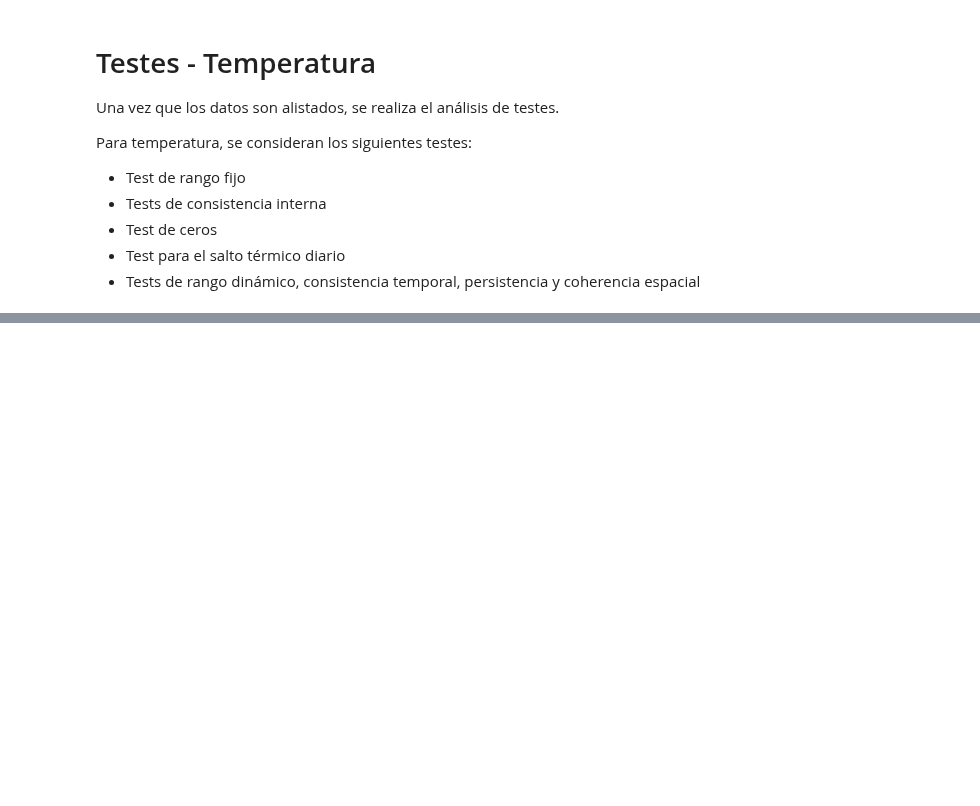
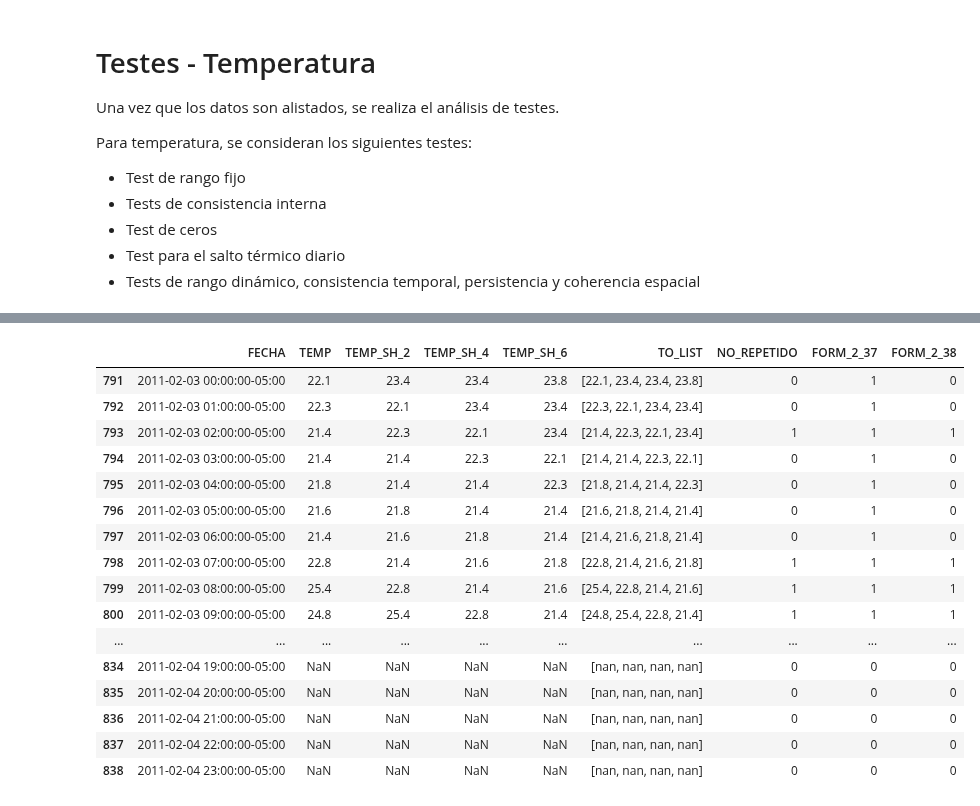
Before and after one commit to chris051091/Seminario-3, a Jupyter notebook: preprocess/src/Testeo Temperatura.ipynb, the cells around one changed output, grey strips where cells are left out. Saved outputs shown, nothing was run; the diff lists cells and outputs as text; code cells hidden in the pictures; blank space fills up the shorter version.

```diff
--- a/preprocess/src/Testeo Temperatura.ipynb
+++ b/preprocess/src/Testeo Temperatura.ipynb
@@ -72,14 +74,0 @@ np.nan if ((r > t_max) | (r < t_min)) else r
-# %%
-# Reduciendo dataframes en uno solo
-df = reduce(lambda df1,df2: pd.merge(df1,df2,on='FECHA', how='outer'), list_df)
-
-# Formatando data
-df['FECHA'] = pd.to_datetime(df['FECHA'], format='%Y%m%d%H:%M:%S').dt.tz_localize('America/Bogota')
-# %%
-columns = [col for col in df.columns if col != 'FECHA']
-
-for col in columns:
-    # Substituyendo valores no encontrados por np.nan
-    df[col] = df[col].replace(['---[10]', '---[2]', '---[5]', '---[15]', '---'], np.NaN)
-    # Transformando en formato numérico
-    df[col] = pd.to_numeric(df[col], downcast="float")
@@ -86 +81,67 @@ for col in columns:
+# %%
+dfTemp['FECHA_DIA'] = dfTemp['FECHA'].dt.date
+dfAux = (dfTemp.groupby('FECHA_DIA')
+       .agg({'TEMP_RANGO_FIJO': ['mean', 'min', 'max']})
+       .reset_index(level = [0])
+#        .set_index('TEMP_RANGO_FIJO')
+)
+dfAux = (dfAux.sort_values(by = 'FECHA_DIA'))
+dfAux['TEMP_MAX_D_1'] = (dfAux[('TEMP_RANGO_FIJO', 'max')].shift(1))
+dfAux['TEMP_MIN_D_1'] = (dfAux[('TEMP_RANGO_FIJO', 'min')].shift(1))
+
+dfCons = (pd.merge(dfTemp,dfAux,on='FECHA_DIA', how='outer')
+            .rename(columns = {('TEMP_RANGO_FIJO', 'mean') : 'TEMP_PROM_DIARIA',
+                                 ('TEMP_RANGO_FIJO', 'min') : 'TEMP_MIN_DIARIA',
+                                 ('TEMP_RANGO_FIJO', 'max') : 'TEMP_MAX_DIARIA',
+                                 ('TEMP_MAX_D_1', ''): 'TEMP_MAX_D_1',
+                              ('TEMP_MIN_D_1', ''): 'TEMP_MIN_D_1',})
+        )
+dfCons['FECHA_DIA'] = dfCons['FECHA_DIA'].apply(lambda x: x.strftime('%Y-%m-%d'))
+dfCons['TEMP_SH_2'] = (dfCons['TEMP'].shift(1))
+dfCons['TEMP_SH_4'] = (dfCons['TEMP'].shift(2))
+dfCons['TEMP_SH_6'] = (dfCons['TEMP'].shift(3))
+
+dfCons['FORM_2_30'] = np.where((dfCons['TEMP_MAX_DIARIA'] > dfCons['TEMP_PROM_DIARIA'])
+                                    & (dfCons['TEMP_MIN_DIARIA'] < dfCons['TEMP_PROM_DIARIA']), 1, 0)
+
+ant_null_act_notnull = lambda df, t_act, t_ant: ~df[t_act].isnull() & df[t_ant].isnull()
+ant_notnull_act_notnull = lambda df, t_act, t_ant: ~df[t_act].isnull() & ~df[t_ant].isnull()
+
+dfCons['FORM_2_33'] = np.where( (dfCons['FORM_2_30'] == 1) & ((ant_null_act_notnull(dfCons, 'TEMP_MAX_DIARIA', 'TEMP_MIN_D_1')) | (dfCons['TEMP_MAX_DIARIA'] > dfCons['TEMP_MIN_D_1'])), 1, 0)
+dfCons['FORM_2_34'] = np.where( (dfCons['FORM_2_33'] == 1) & ((ant_null_act_notnull(dfCons, 'TEMP_MIN_DIARIA', 'TEMP_MAX_D_1')) | (dfCons['TEMP_MIN_DIARIA'] <= dfCons['TEMP_MAX_D_1'])), 1, 0)
+dfCons['FORM_2_35'] = np.where( (dfCons['FORM_2_34'] == 1) & (dfCons['TEMP_MAX_DIARIA'] - dfCons['TEMP_MIN_DIARIA'] < 23.8), 1, 0)
+# Ecuación 2.36 --> Si ya tenemos los valores dentro de un rango, para que verificar si tengo tres dias seguidos con t min = 0?
+
+dfCons['FORM_2_37'] = (np.where((dfCons['FORM_2_35'] == 1) &
+                                ((ant_null_act_notnull(dfCons, 'TEMP', 'TEMP_SH_2')) |
+                                 (((~dfCons['TEMP_SH_2'].isnull()) & (~dfCons['TEMP'].isnull())) &
+                                  (np.abs(dfCons['TEMP'] - dfCons['TEMP_SH_2']) < 4))), 1, 0))
+
+dfCons['TO_LIST'] = dfCons[['TEMP', 'TEMP_SH_2', 'TEMP_SH_4', 'TEMP_SH_6']].values.tolist()
+
+check_size_list = lambda r: 1 if len(list(set([str(x) for x in r]))) == 4 else 0
+
+dfCons['NO_REPETIDO'] = dfCons['TO_LIST'].apply(check_size_list)
+dfCons['FORM_2_38'] = np.where( (dfCons['FORM_2_37'] == 1) & (dfCons['NO_REPETIDO'] == 1), 1, 0)
+
+
+dfCons.loc[dfCons['FECHA_DIA'].isin(['2011-02-04', '2011-02-03'])][['FECHA', 'TEMP', 'TEMP_SH_2', 'TEMP_SH_4', 'TEMP_SH_6', 'TO_LIST', 'NO_REPETIDO', 'FORM_2_37', 'FORM_2_38']]
+# %% [output]
+|  | FECHA | TEMP | TEMP_SH_2 | TEMP_SH_4 | TEMP_SH_6 | TO_LIST | NO_REPETIDO | FORM_2_37 | FORM_2_38 |
+| 791 | 2011-02-03 00:00:00-05:00 | 22.1 | 23.4 | 23.4 | 23.8 | [22.1, 23.4, 23.4, 23.8] | 0 | 1 | 0 |
+| 792 | 2011-02-03 01:00:00-05:00 | 22.3 | 22.1 | 23.4 | 23.4 | [22.3, 22.1, 23.4, 23.4] | 0 | 1 | 0 |
+| 793 | 2011-02-03 02:00:00-05:00 | 21.4 | 22.3 | 22.1 | 23.4 | [21.4, 22.3, 22.1, 23.4] | 1 | 1 | 1 |
+| 794 | 2011-02-03 03:00:00-05:00 | 21.4 | 21.4 | 22.3 | 22.1 | [21.4, 21.4, 22.3, 22.1] | 0 | 1 | 0 |
+| 795 | 2011-02-03 04:00:00-05:00 | 21.8 | 21.4 | 21.4 | 22.3 | [21.8, 21.4, 21.4, 22.3] | 0 | 1 | 0 |
+| 796 | 2011-02-03 05:00:00-05:00 | 21.6 | 21.8 | 21.4 | 21.4 | [21.6, 21.8, 21.4, 21.4] | 0 | 1 | 0 |
+| 797 | 2011-02-03 06:00:00-05:00 | 21.4 | 21.6 | 21.8 | 21.4 | [21.4, 21.6, 21.8, 21.4] | 0 | 1 | 0 |
+| 798 | 2011-02-03 07:00:00-05:00 | 22.8 | 21.4 | 21.6 | 21.8 | [22.8, 21.4, 21.6, 21.8] | 1 | 1 | 1 |
+| 799 | 2011-02-03 08:00:00-05:00 | 25.4 | 22.8 | 21.4 | 21.6 | [25.4, 22.8, 21.4, 21.6] | 1 | 1 | 1 |
+| 800 | 2011-02-03 09:00:00-05:00 | 24.8 | 25.4 | 22.8 | 21.4 | [24.8, 25.4, 22.8, 21.4] | 1 | 1 | 1 |
+| ... | ... | ... | ... | ... | ... | ... | ... | ... | ... |
+| 834 | 2011-02-04 19:00:00-05:00 | NaN | NaN | NaN | NaN | [nan, nan, nan, nan] | 0 | 0 | 0 |
+| 835 | 2011-02-04 20:00:00-05:00 | NaN | NaN | NaN | NaN | [nan, nan, nan, nan] | 0 | 0 | 0 |
+| 836 | 2011-02-04 21:00:00-05:00 | NaN | NaN | NaN | NaN | [nan, nan, nan, nan] | 0 | 0 | 0 |
+| 837 | 2011-02-04 22:00:00-05:00 | NaN | NaN | NaN | NaN | [nan, nan, nan, nan] | 0 | 0 | 0 |
+| 838 | 2011-02-04 23:00:00-05:00 | NaN | NaN | NaN | NaN | [nan, nan, nan, nan] | 0 | 0 | 0 |
 # %%
```
Also changed, not shown: parts of 9 cells of this notebook, 1 other file.
